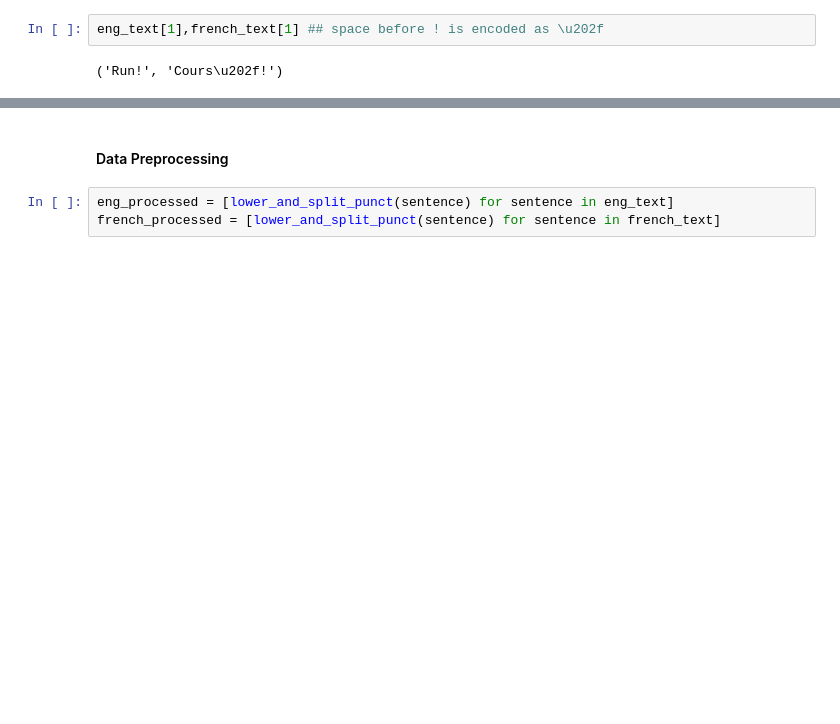
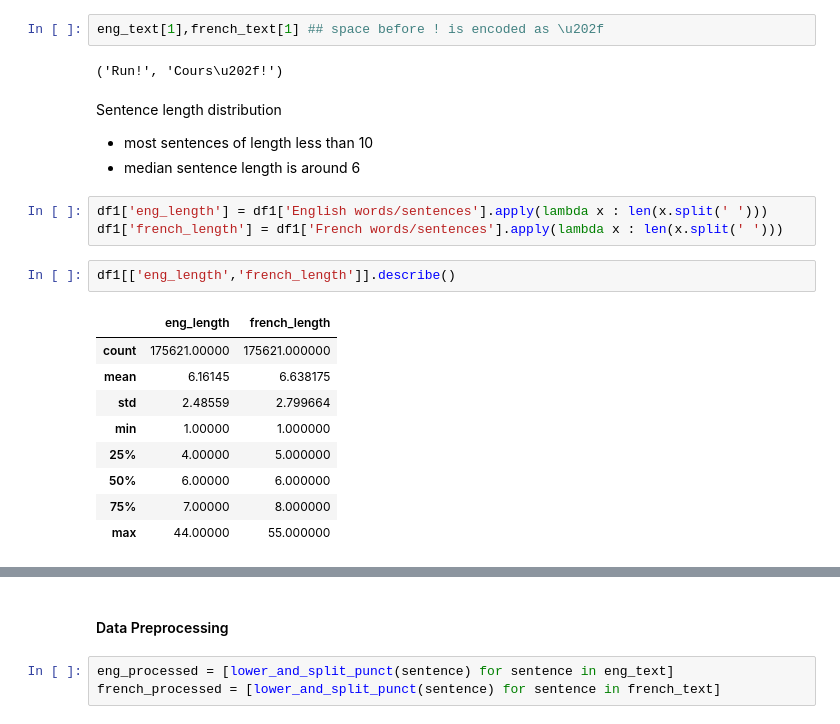
Before and after one commit to poojamahajan0712/Data-Science-Portfolio, a Jupyter notebook: Natural Language Processing/English to French Translator/MachineTranslation.ipynb, the cells around one changed output, grey strips where cells are left out. Cells and saved outputs as stored; diff of their text form; blank space fills up the shorter version.

```diff
--- a/Natural Language Processing/English to French Translator/MachineTranslation.ipynb
+++ b/Natural Language Processing/English to French Translator/MachineTranslation.ipynb
@@ -66,3 +70,22 @@ french_text = df1['French words/sentences'].values
 eng_text[1],french_text[1] ## space before ! is encoded as \u202f
 # %% [output]
 ('Run!', 'Cours\u202f!')
+# %% [markdown]
+Sentence length distribution
+* most sentences of length less than 10
+* median sentence length is around 6
+# %%
+df1['eng_length'] = df1['English words/sentences'].apply(lambda x : len(x.split(' ')))
+df1['french_length'] = df1['French words/sentences'].apply(lambda x : len(x.split(' ')))
+# %%
+df1[['eng_length','french_length']].describe()
+# %% [output]
+|  | eng_length | french_length |
+| count | 175621.00000 | 175621.000000 |
+| mean | 6.16145 | 6.638175 |
+| std | 2.48559 | 2.799664 |
+| min | 1.00000 | 1.000000 |
+| 25% | 4.00000 | 5.000000 |
+| 50% | 6.00000 | 6.000000 |
+| 75% | 7.00000 | 8.000000 |
+| max | 44.00000 | 55.000000 |
```
Also changed, not shown: parts of 28 cells of this notebook.
